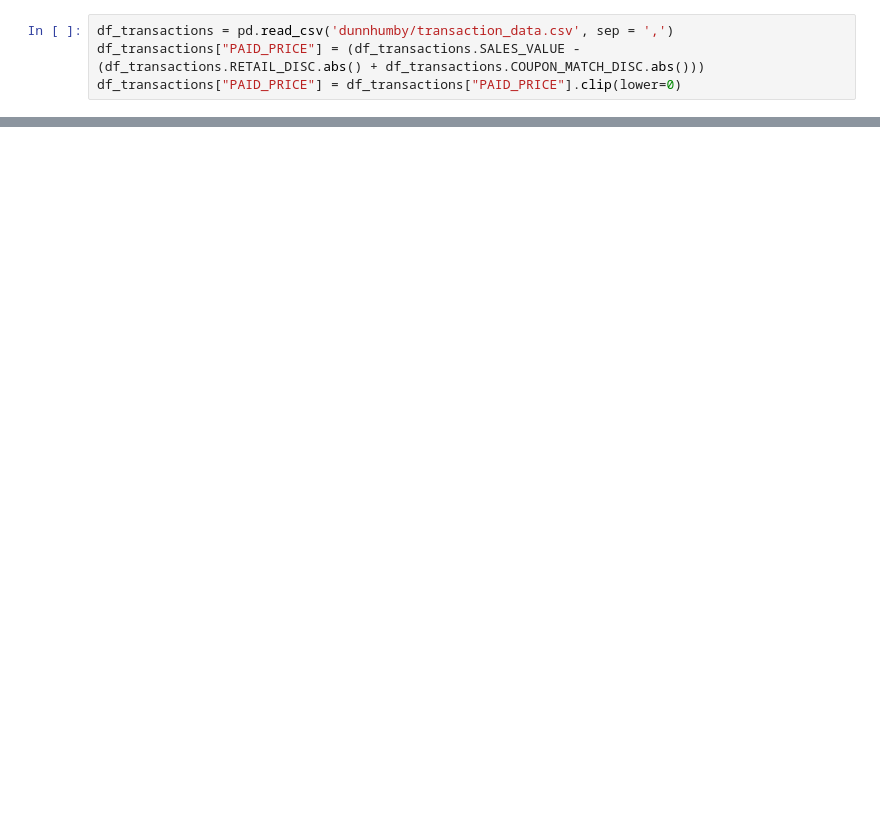
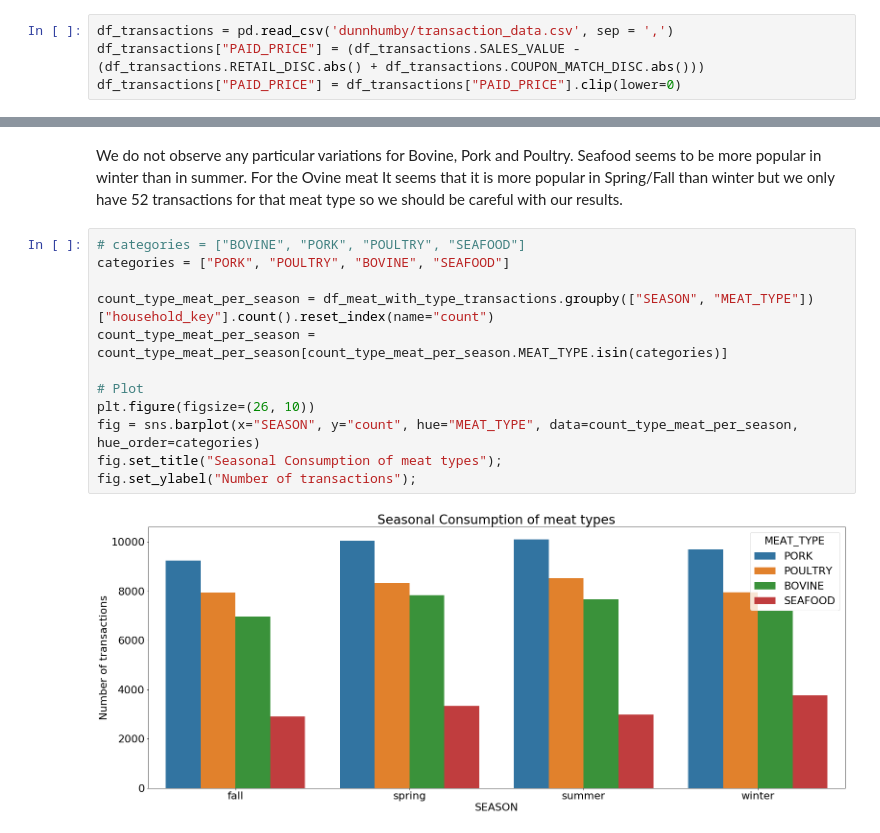
Before and after one commit to BenjaminEngelman/ADA-Project, a Jupyter notebook: seasonal_changes_david.ipynb, the cells around one changed output, grey strips where cells are left out. Saved outputs shown, nothing was run; the diff lists cells and outputs as text; blank space fills up the shorter version.

```diff
--- a/seasonal_changes_david.ipynb
+++ b/seasonal_changes_david.ipynb
@@ -268,0 +129,16 @@ fig.show()
+# %% [markdown]
+We do not observe any particular variations for  Bovine, Pork and Poultry. Seafood seems to be more popular in winter than in summer. For the Ovine meat It seems that it is more popular in Spring/Fall than winter but we only have 52 transactions for that meat type so we should be careful with our results.
+# %%
+# categories = ["BOVINE", "PORK", "POULTRY", "SEAFOOD"]
+categories = ["PORK", "POULTRY", "BOVINE", "SEAFOOD"]
+
+count_type_meat_per_season = df_meat_with_type_transactions.groupby(["SEASON", "MEAT_TYPE"])["household_key"].count().reset_index(name="count")
+count_type_meat_per_season = count_type_meat_per_season[count_type_meat_per_season.MEAT_TYPE.isin(categories)]
+
+# Plot
+plt.figure(figsize=(26, 10))
+fig = sns.barplot(x="SEASON", y="count", hue="MEAT_TYPE", data=count_type_meat_per_season, hue_order=categories)
+fig.set_title("Seasonal Consumption of meat types");
+fig.set_ylabel("Number of transactions");
+# %% [output]
+[figure, added]
```
Also changed, not shown: parts of 52 cells of this notebook.
